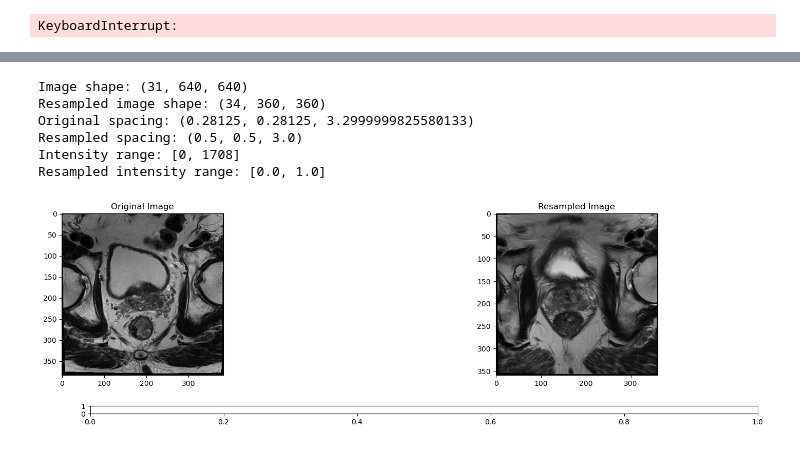
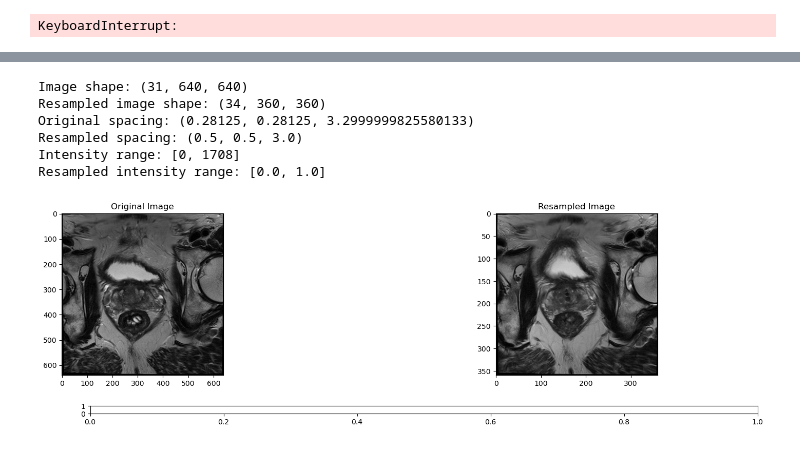
Before and after one commit to GitLars0/picai_bachelor, a Jupyter notebook: Code/filtering.ipynb, the cells around one changed output, grey strips where cells are left out. Saved outputs shown, nothing was run; the diff lists cells and outputs as text; code cells hidden in the pictures.

```diff
--- a/Code/filtering.ipynb
+++ b/Code/filtering.ipynb
@@ -1152,33 +1003,33 @@ image_data_raw = sitk.GetArrayFromImage(image_raw)
 image_data_resampled = sitk.GetArrayFromImage(image_resampled)
 
 print(f"Image shape: {image_data_raw.shape}")
 print(f"Resampled image shape: {image_data_resampled.shape}")
 print(f"Original spacing: {image_raw.GetSpacing()}")
 print(f"Resampled spacing: {image_resampled.GetSpacing()}")
 print(f"Intensity range: [{image_data_raw.min()}, {image_data_raw.max()}]")
 print(f"Resampled intensity range: [{image_data_resampled.min()}, {image_data_resampled.max()}]")
 
 
 
 fig, ax = plt.subplots(1, 2, figsize=(20, 5))
 
 plt.subplots_adjust(bottom=0.25)
 
 axlayer = plt.axes([0.25, 0.1, 0.65, 0.03])
 
-ax[0].imshow(image_data[16, :, :], cmap='gray')
+ax[0].imshow(image_data_raw[16, :, :], cmap='gray')
 ax[0].set_title("Original Image")
 
 ax[1].imshow(image_data_resampled[16, :, :], cmap='gray')
 ax[1].set_title("Resampled Image")
 
 plt.show()
 # %% [output]
 Image shape: (31, 640, 640)
 Resampled image shape: (34, 360, 360)
 Original spacing: (0.28125, 0.28125, 3.2999999825580133)
 Resampled spacing: (0.5, 0.5, 3.0)
 Intensity range: [0, 1708]
 Resampled intensity range: [0.0, 1.0]
-[figure, old version]
+[figure, new version]
 # %%
```
Also changed, not shown: parts of 16 cells of this notebook, 4 other files.
